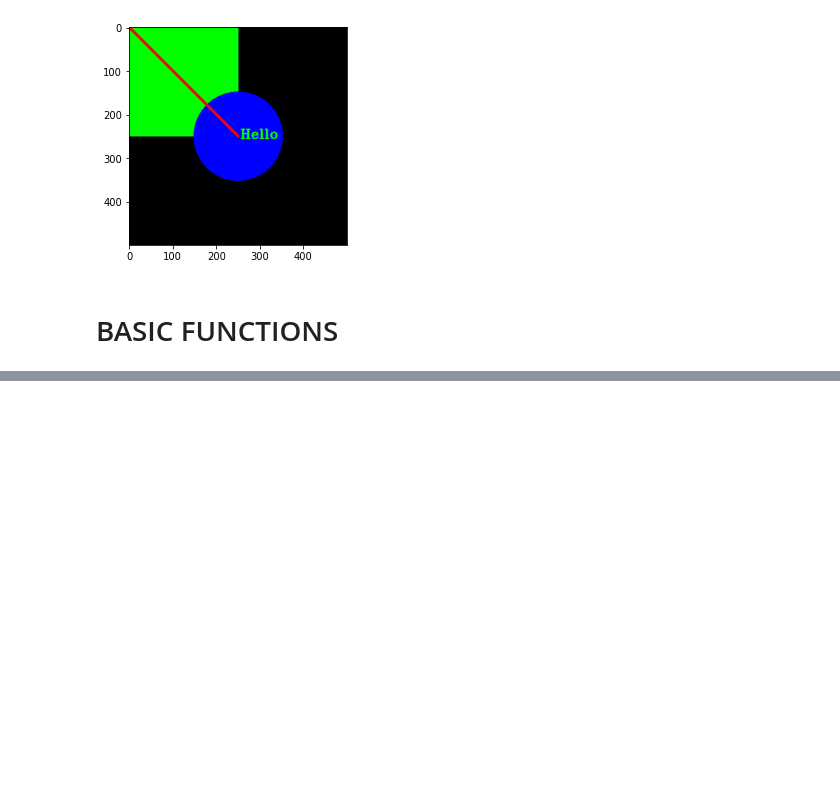
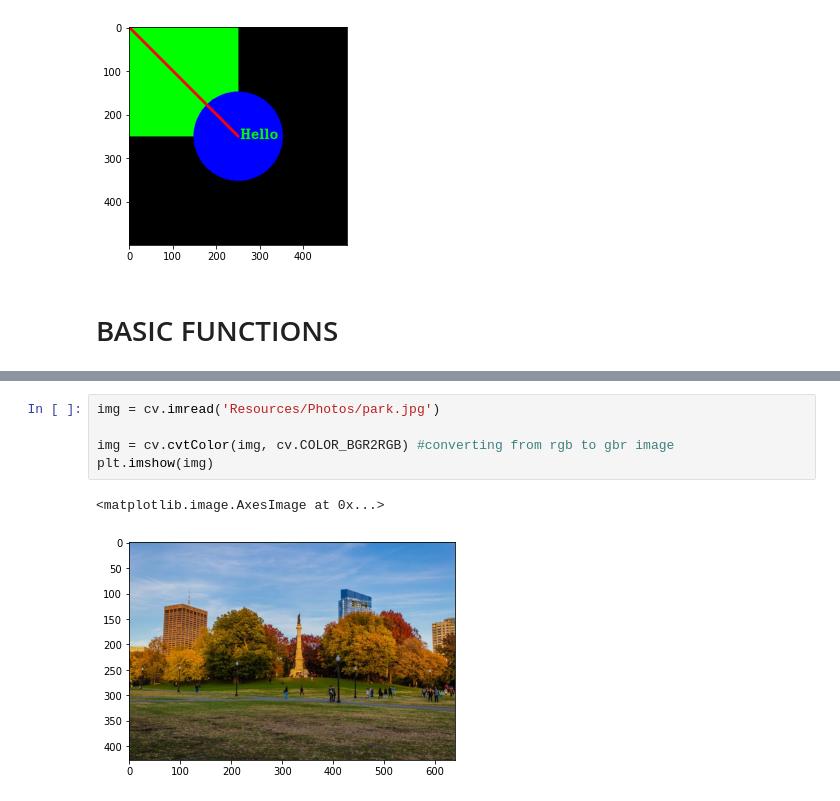
Before and after one commit to davidemariani/opencv-course, a Jupyter notebook: notes_section_1.ipynb, the cells around one changed output, grey strips where cells are left out. Saved outputs shown, nothing was run; the diff lists cells and outputs as text; blank space fills up the shorter version.

```diff
--- a/notes_section_1.ipynb
+++ b/notes_section_1.ipynb
@@ -259,0 +289,8 @@ plt.imshow(blank)
+# %%
+img = cv.imread('Resources/Photos/park.jpg')
+
+img = cv.cvtColor(img, cv.COLOR_BGR2RGB) #converting from rgb to gbr image
+plt.imshow(img)
+# %% [output]
+<matplotlib.image.AxesImage at 0x...>
+[figure, added]
```
Also changed, not shown: parts of 24 cells of this notebook.
